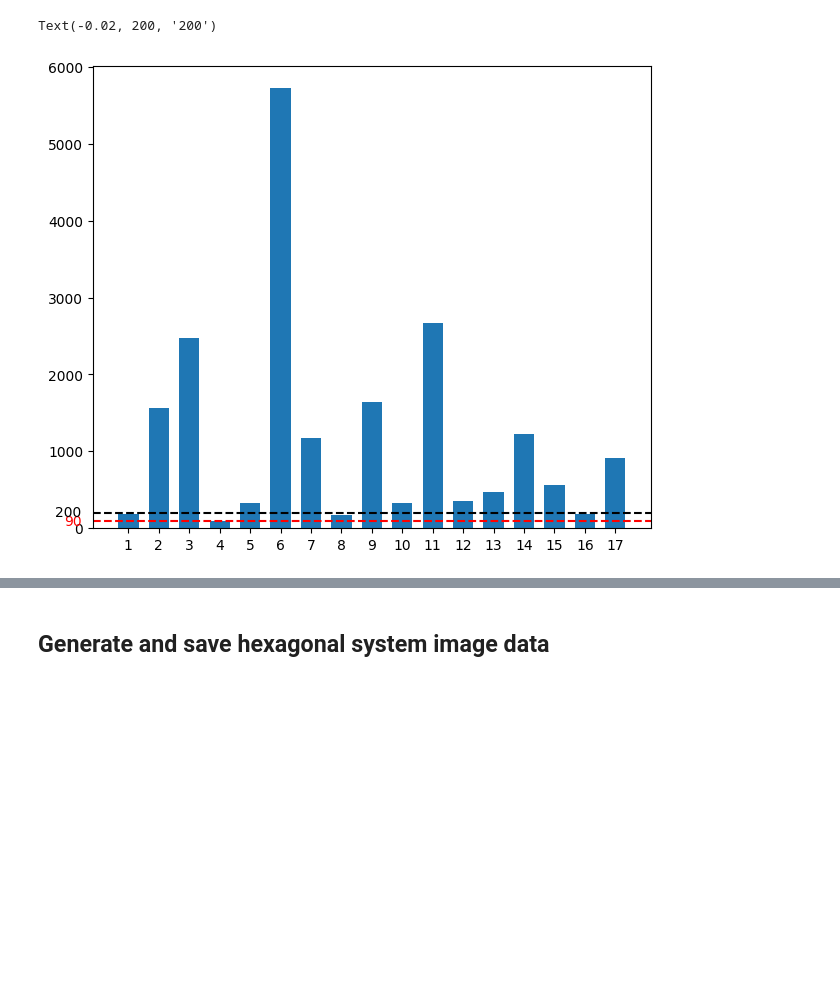
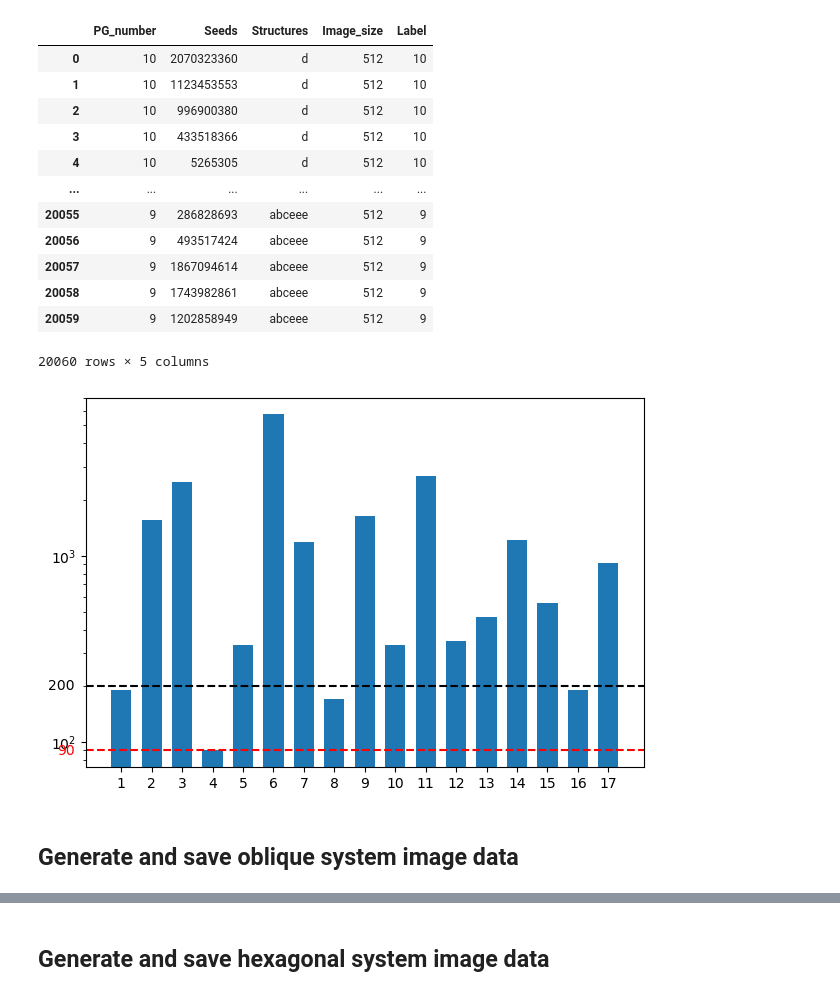
Before and after one commit to jiadongdan/symmetry-learn, a Jupyter notebook: notebooks/main notebooks/step3 generate data.ipynb, the cells around one changed output, grey strips where cells are left out. Cells and saved outputs as stored; diff of their text form; code cells hidden in the pictures; blank space fills up the shorter version.

```diff
--- a/notebooks/main notebooks/step3 generate data.ipynb
+++ b/notebooks/main notebooks/step3 generate data.ipynb
@@ -200,5 +200,21 @@ def save_to_h5(filename, train_seeds, val_seeds, test_seeds,
     print(f"Created HDF5 file with space for {n_train} train, {n_val} val, {n_test} test samples")
     return data_path
 # %%
-structure_data = load_structures()
+# load excel file
 typical_structures_df = load_df()
+
+typical_structures_df
+# %% [output]
+|  | PG_number | Seeds | Structures | Image_size | Label |
+| 0 | 10 | 2070323360 | d | 512 | 10 |
+| 1 | 10 | 1123453553 | d | 512 | 10 |
+| 2 | 10 | 996900380 | d | 512 | 10 |
+| 3 | 10 | 433518366 | d | 512 | 10 |
+| 4 | 10 | 5265305 | d | 512 | 10 |
+| ... | ... | ... | ... | ... | ... |
+| 20055 | 9 | 286828693 | abceee | 512 | 9 |
+| 20056 | 9 | 493517424 | abceee | 512 | 9 |
+| 20057 | 9 | 1867094614 | abceee | 512 | 9 |
+| 20058 | 9 | 1743982861 | abceee | 512 | 9 |
+| 20059 | 9 | 1202858949 | abceee | 512 | 9 |
+20060 rows × 5 columns
@@ -211,15 +221,20 @@ lbs = range(1,18)
-# %%
-fig,ax = plt.subplots(figsize = (7.2,6))
-plot_bar(ax,data=counts,labels=lbs)
-min_count = counts.min()
-ax.axhline(min_count, ls = '--', color = 'red')
-ax.text(-0.02, min_count, f'{min_count}',
-        transform=ax.get_yaxis_transform(),
-        color='red', ha='right', va='center')
-ax.axhline(200, ls = '--', color = 'black')
-ax.text(-0.02, 200, f'{200}',
-        transform=ax.get_yaxis_transform(),
-        color='black', ha='right', va='center')
-# %% [output]
-Text(-0.02, 200, '200')
-[figure, removed]
+# %%
+# counts plane groups and plot in barchart
+unique_lbs, counts = np.unique(typical_structures_df['Label'].values, return_counts=True)
+
+fig, ax = plt.subplots(figsize = (7.2, 4.8))
+plot_bar(ax,data=counts,labels=unique_lbs)
+min_count = counts.min()
+ax.axhline(min_count, ls = '--', color = 'red')
+ax.text(-0.02, min_count, f'{min_count}',
+        transform=ax.get_yaxis_transform(),
+        color='red', ha='right', va='center')
+ax.axhline(200, ls = '--', color = 'black')
+ax.text(-0.02, 200, f'{200}',
+        transform=ax.get_yaxis_transform(),
+        color='black', ha='right', va='center')
+ax.set_yscale('log')
+# %% [output]
+[figure, added]
+# %% [markdown]
+## Generate and save oblique system image data
```
Also changed, not shown: parts of 10 cells of this notebook.
